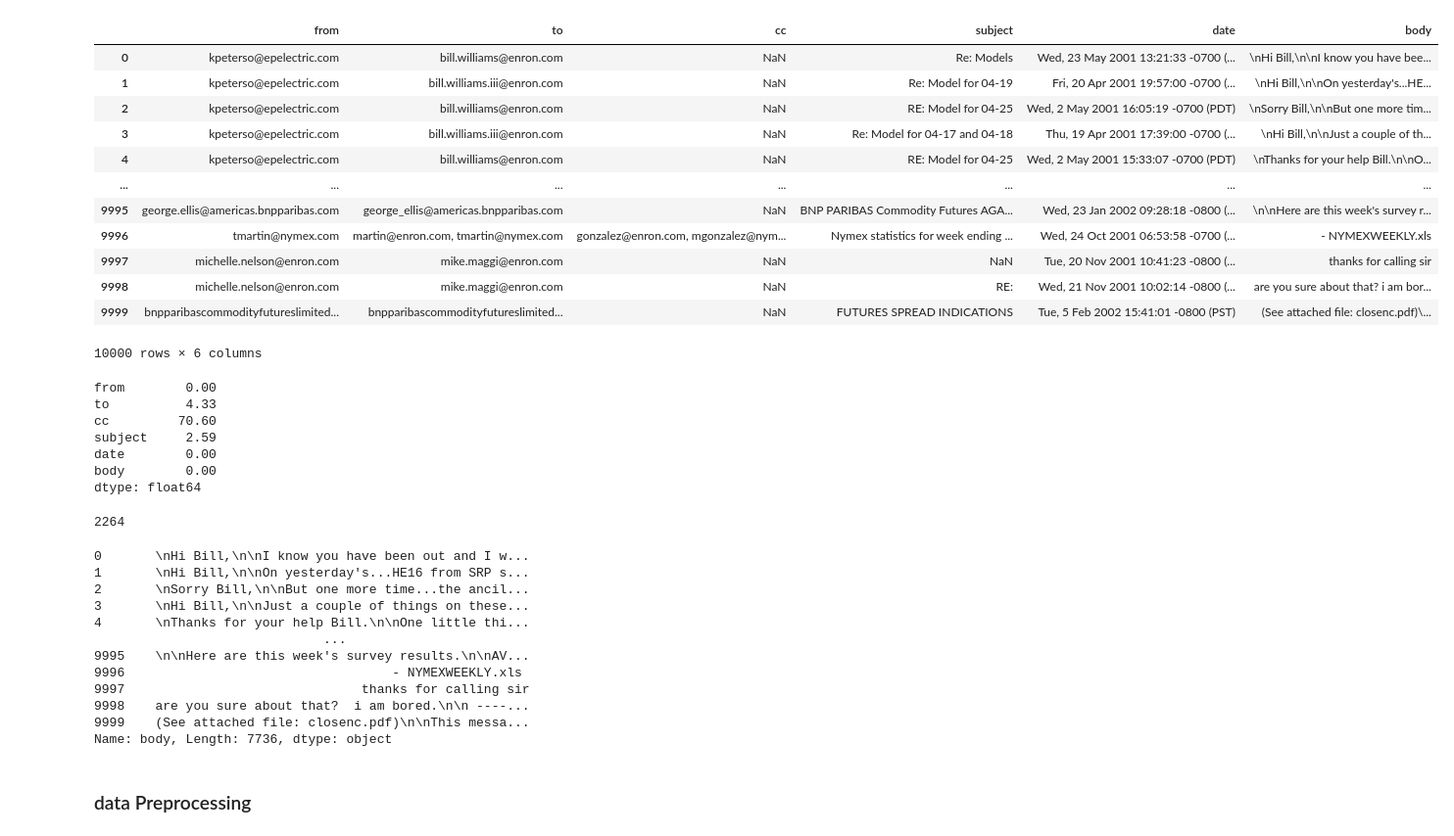
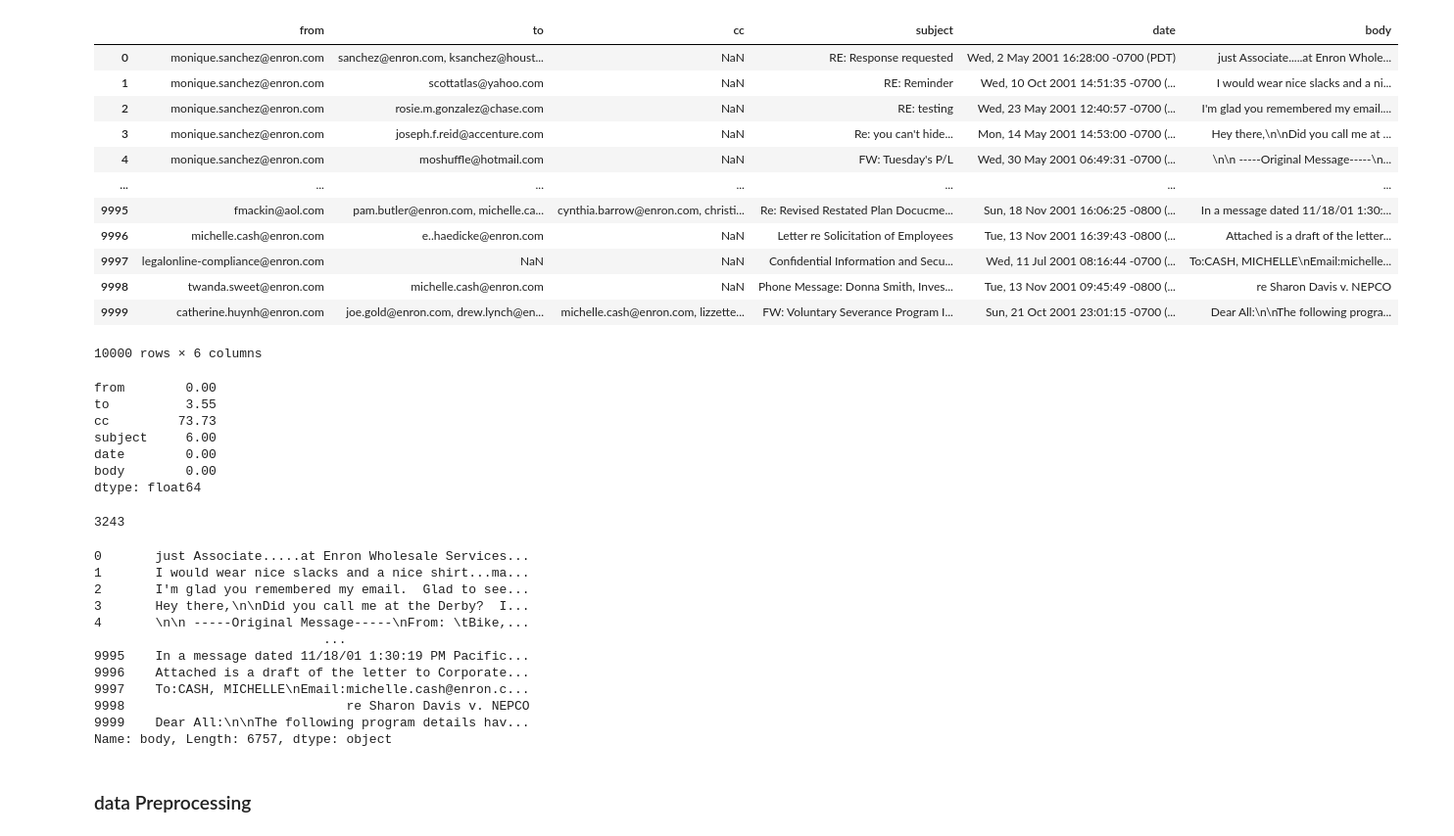
Before and after one commit to rnadanadia/Clustering_Enron, a Jupyter notebook: assets/Data_processing.ipynb, the cells around one changed output. Shown at 98% size. Cells and saved outputs as stored; diff of their text form; code cells hidden in the pictures.

```diff
--- a/assets/Data_processing.ipynb
+++ b/assets/Data_processing.ipynb
@@ -1,54 +1,54 @@
 # %%
 import pandas as pd
 # %%
-df = pd.read_csv("/home/anjali/Becode_projects/Clustering_Enron/emails.csv",sep =";", nrows = 10000)
+df = pd.read_csv("../data/emails.csv",sep =";", nrows = 10000)
 df
 # %% [output]
 |  | from | to | cc | subject | date | body |
-| 0 | kpeterso@epelectric.com | bill.williams@enron.com | NaN | Re: Models | Wed, 23 May 2001 13:21:33 -0700 (... | \nHi Bill,\n\nI know you have bee... |
-| 1 | kpeterso@epelectric.com | bill.williams.iii@enron.com | NaN | Re: Model for 04-19 | Fri, 20 Apr 2001 19:57:00 -0700 (... | \nHi Bill,\n\nOn yesterday's...HE... |
-| 2 | kpeterso@epelectric.com | bill.williams@enron.com | NaN | RE: Model for 04-25 | Wed, 2 May 2001 16:05:19 -0700 (PDT) | \nSorry Bill,\n\nBut one more tim... |
-| 3 | kpeterso@epelectric.com | bill.williams.iii@enron.com | NaN | Re: Model for 04-17 and 04-18 | Thu, 19 Apr 2001 17:39:00 -0700 (... | \nHi Bill,\n\nJust a couple of th... |
-| 4 | kpeterso@epelectric.com | bill.williams@enron.com | NaN | RE: Model for 04-25 | Wed, 2 May 2001 15:33:07 -0700 (PDT) | \nThanks for your help Bill.\n\nO... |
+| 0 | monique.sanchez@enron.com | sanchez@enron.com, ksanchez@houst... | NaN | RE: Response requested | Wed, 2 May 2001 16:28:00 -0700 (PDT) | just Associate.....at Enron Whole... |
+| 1 | monique.sanchez@enron.com | scottatlas@yahoo.com | NaN | RE: Reminder | Wed, 10 Oct 2001 14:51:35 -0700 (... | I would wear nice slacks and a ni... |
+| 2 | monique.sanchez@enron.com | rosie.m.gonzalez@chase.com | NaN | RE: testing | Wed, 23 May 2001 12:40:57 -0700 (... | I'm glad you remembered my email.... |
+| 3 | monique.sanchez@enron.com | joseph.f.reid@accenture.com | NaN | Re: you can't hide... | Mon, 14 May 2001 14:53:00 -0700 (... | Hey there,\n\nDid you call me at ... |
+| 4 | monique.sanchez@enron.com | moshuffle@hotmail.com | NaN | FW: Tuesday's P/L | Wed, 30 May 2001 06:49:31 -0700 (... | \n\n -----Original Message-----\n... |
 | ... | ... | ... | ... | ... | ... | ... |
-| 9995 | george.ellis@americas.bnpparibas.com | george_ellis@americas.bnpparibas.com | NaN | BNP PARIBAS Commodity Futures AGA... | Wed, 23 Jan 2002 09:28:18 -0800 (... | \n\nHere are this week's survey r... |
-| 9996 | tmartin@nymex.com | martin@enron.com, tmartin@nymex.com | gonzalez@enron.com, mgonzalez@nym... | Nymex statistics for week ending ... | Wed, 24 Oct 2001 06:53:58 -0700 (... | - NYMEXWEEKLY.xls |
-| 9997 | michelle.nelson@enron.com | mike.maggi@enron.com | NaN | NaN | Tue, 20 Nov 2001 10:41:23 -0800 (... | thanks for calling sir |
-| 9998 | michelle.nelson@enron.com | mike.maggi@enron.com | NaN | RE: | Wed, 21 Nov 2001 10:02:14 -0800 (... | are you sure about that? i am bor... |
-| 9999 | bnpparibascommodityfutureslimited... | bnpparibascommodityfutureslimited... | NaN | FUTURES SPREAD INDICATIONS | Tue, 5 Feb 2002 15:41:01 -0800 (PST) | (See attached file: closenc.pdf)\... |
+| 9995 | fmackin@aol.com | pam.butler@enron.com, michelle.ca... | cynthia.barrow@enron.com, christi... | Re: Revised Restated Plan Docucme... | Sun, 18 Nov 2001 16:06:25 -0800 (... | In a message dated 11/18/01 1:30:... |
+| 9996 | michelle.cash@enron.com | e..haedicke@enron.com | NaN | Letter re Solicitation of Employees | Tue, 13 Nov 2001 16:39:43 -0800 (... | Attached is a draft of the letter... |
+| 9997 | legalonline-compliance@enron.com | NaN | NaN | Confidential Information and Secu... | Wed, 11 Jul 2001 08:16:44 -0700 (... | To:CASH, MICHELLE\nEmail:michelle... |
+| 9998 | twanda.sweet@enron.com | michelle.cash@enron.com | NaN | Phone Message: Donna Smith, Inves... | Tue, 13 Nov 2001 09:45:49 -0800 (... | re Sharon Davis v. NEPCO |
+| 9999 | catherine.huynh@enron.com | joe.gold@enron.com, drew.lynch@en... | michelle.cash@enron.com, lizzette... | FW: Voluntary Severance Program I... | Sun, 21 Oct 2001 23:01:15 -0700 (... | Dear All:\n\nThe following progra... |
 10000 rows × 6 columns
 # %%
 df.isnull().sum() * 100 / len(df)
 # %% [output]
 from        0.00
-to          4.33
-cc         70.60
-subject     2.59
+to          3.55
+cc         73.73
+subject     6.00
 date        0.00
 body        0.00
 dtype: float64
 # %%
 df.duplicated().sum()
 # %% [output]
-2264
+3243
 # %%
 df = df.drop_duplicates()
 # %%
 email_body = df["body"]
 email_body
 # %% [output]
-0       \nHi Bill,\n\nI know you have been out and I w...
-1       \nHi Bill,\n\nOn yesterday's...HE16 from SRP s...
-2       \nSorry Bill,\n\nBut one more time...the ancil...
-3       \nHi Bill,\n\nJust a couple of things on these...
-4       \nThanks for your help Bill.\n\nOne little thi...
+0       just Associate.....at Enron Wholesale Services...
+1       I would wear nice slacks and a nice shirt...ma...
+2       I'm glad you remembered my email.  Glad to see...
+3       Hey there,\n\nDid you call me at the Derby?  I...
+4       \n\n -----Original Message-----\nFrom: \tBike,...
                               ...
-9995    \n\nHere are this week's survey results.\n\nAV...
-9996                                   - NYMEXWEEKLY.xls
-9997                               thanks for calling sir
-9998    are you sure about that?  i am bored.\n\n ----...
-9999    (See attached file: closenc.pdf)\n\nThis messa...
-Name: body, Length: 7736, dtype: object
+9995    In a message dated 11/18/01 1:30:19 PM Pacific...
+9996    Attached is a draft of the letter to Corporate...
+9997    To:CASH, MICHELLE\nEmail:michelle.cash@enron.c...
+9998                             re Sharon Davis v. NEPCO
+9999    Dear All:\n\nThe following program details hav...
+Name: body, Length: 6757, dtype: object
 # %% [markdown]
 ### data Preprocessing
 # %%
```
Also changed, not shown: parts of 14 cells of this notebook, 1 other file.
